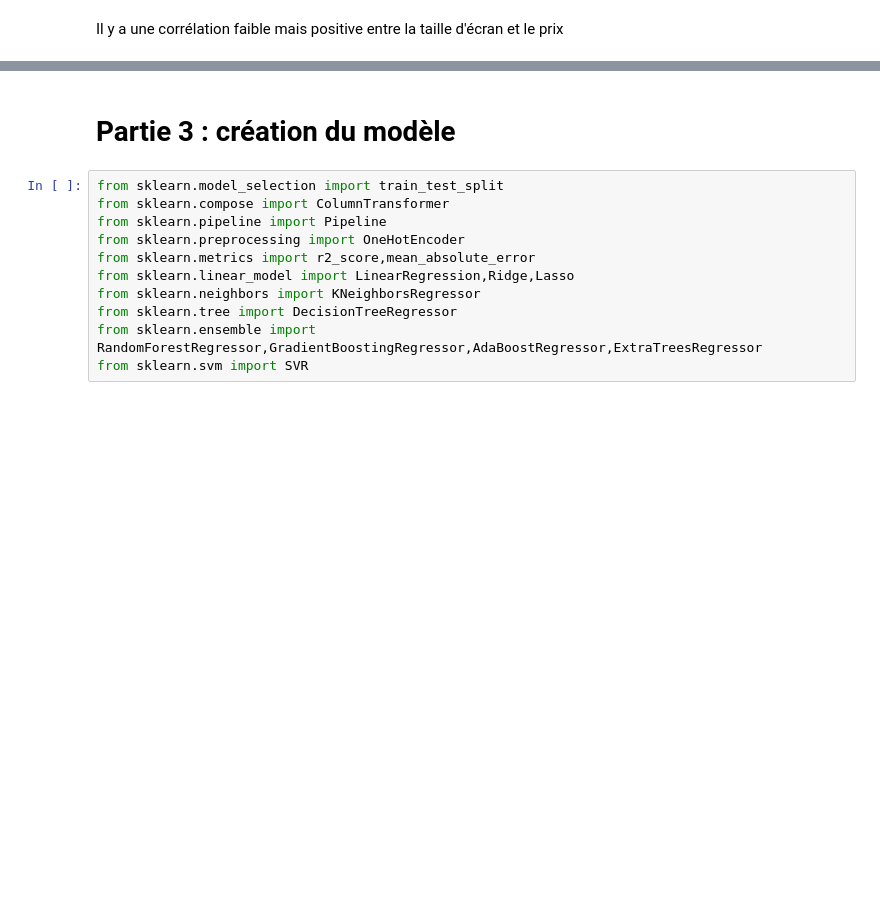
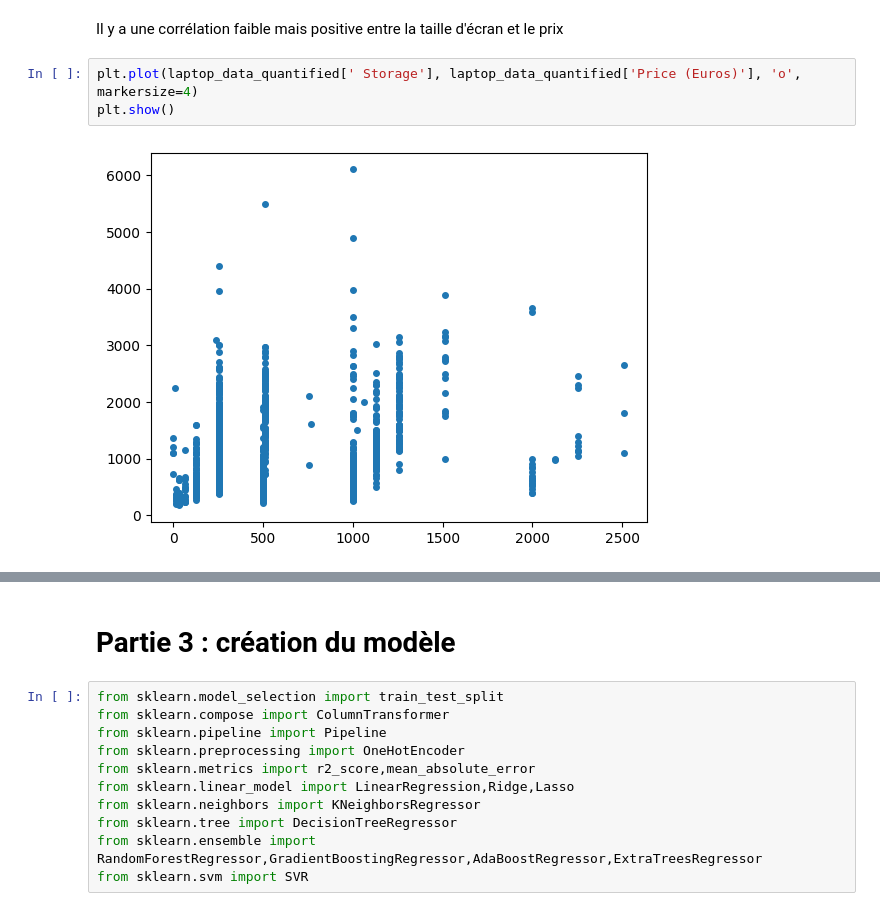
Before and after one commit to SnowZucc/Laptops-Data-Regression, a Jupyter notebook: data_analysis.ipynb, the cells around one changed output, grey strips where cells are left out. Cells and saved outputs as stored; diff of their text form; blank space fills up the shorter version.

```diff
--- a/data_analysis.ipynb
+++ b/data_analysis.ipynb
@@ -451,2 +495,7 @@ plt.show()
 # %% [markdown]
 Il y a une corrélation faible mais positive entre la taille d'écran et le prix
+# %%
+plt.plot(laptop_data_quantified[' Storage'], laptop_data_quantified['Price (Euros)'], 'o', markersize=4)
+plt.show()
+# %% [output]
+[figure, added]
```
Also changed, not shown: parts of 36 cells of this notebook.
